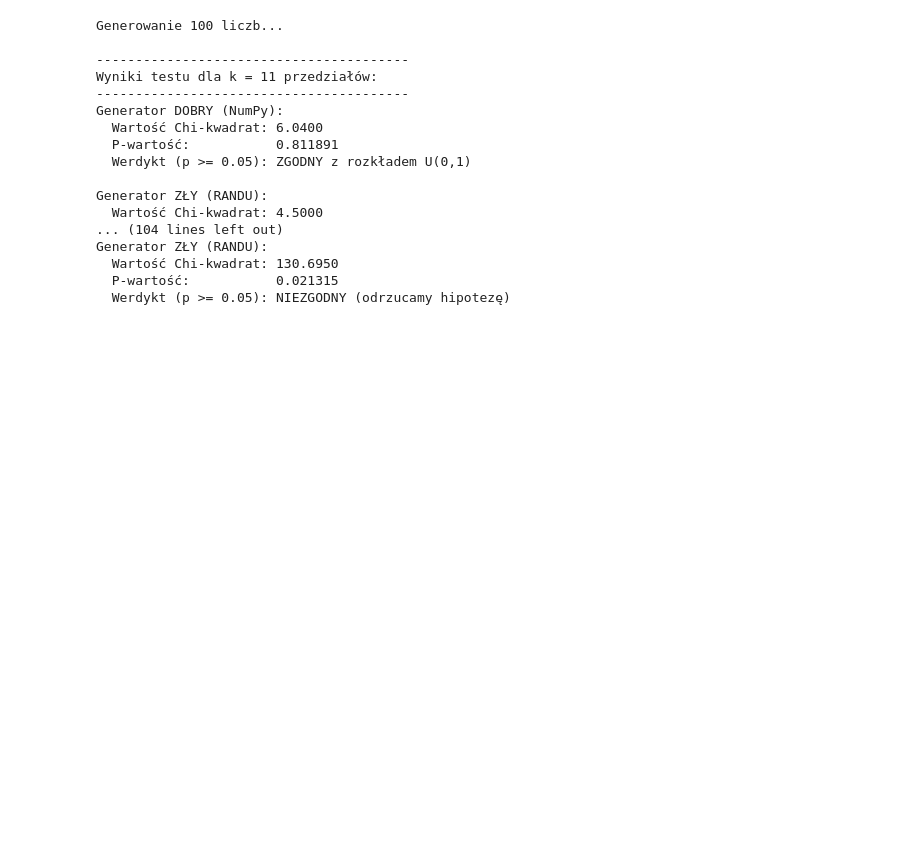
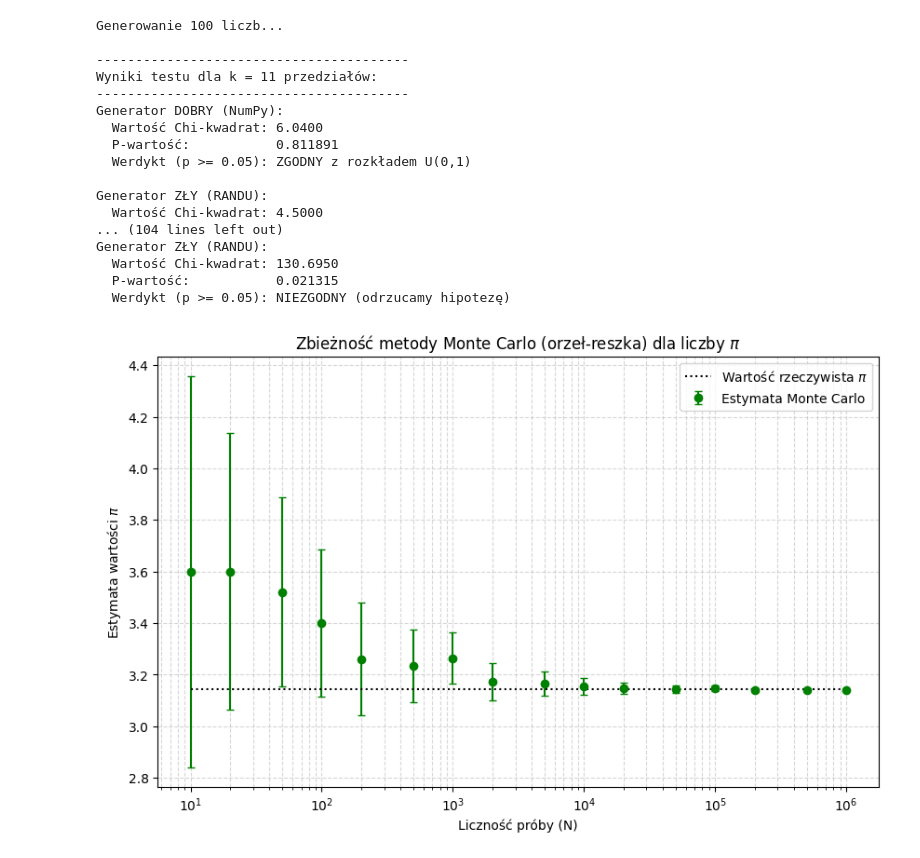
Before and after one commit to cncPomper/MMC, a Jupyter notebook: MMC_lab_2.ipynb, the cells around one changed output. Saved outputs shown, nothing was run; the diff lists cells and outputs as text; code cells hidden in the pictures; blank space fills up the shorter version.

```diff
--- a/MMC_lab_2.ipynb
+++ b/MMC_lab_2.ipynb
@@ -210,3 +210,72 @@ Generator ZŁY (RANDU):
   Wartość Chi-kwadrat: 130.6950
   P-wartość:           0.021315
   Werdykt (p >= 0.05): NIEZGODNY (odrzucamy hipotezę)
+# %%
+# 1. Przygotowanie folderów na dane i wykresy, aby skrypt nie rzucił błędu
+os.makedirs('./dane', exist_ok=True)
+
+# 2. GENERACJA DANYCH MONTE CARLO
+N_max = 1000000  # Maksymalna liczba prób
+V = 4.0          # Powierzchnia obszaru próbkowania (kwadrat od -1 do 1 ma pole 4)
+
+# Losujemy wszystkie punkty z góry (wektoryzacja dla szybkości)
+x = np.random.uniform(-1, 1, N_max)
+y = np.random.uniform(-1, 1, N_max)
+
+# Tablica logiczna - czy punkt trafił do wnętrza koła (promień <= 1)
+trafienia = (x**2 + y**2) <= 1.0
+
+# Kroki logarytmiczne, dla których chcemy zapisywać wyniki
+kroki_n = [10, 20, 50, 100, 200, 500, 1000, 2000, 5000, 10000,
+           20000, 50000, 100000, 200000, 500000, 1000000]
+
+wyniki = []
+
+for n in kroki_n:
+    # Zliczamy sukcesy (M) dla danej próby n
+    M = np.sum(trafienia[:n])
+
+    # Estymata wyniku (PI)
+    estymata_pi = V * (M / n)
+
+    # Odchylenie standardowe ze wzoru podanego w zadaniu
+    # sd = V * sqrt( (1/N) * (M/N) * (1 - M/N) )
+    sd = V * np.sqrt((1.0 / n) * (M / n) * (1.0 - (M / n)))
+
+    wyniki.append((n, estymata_pi, sd))
+
+# 3. ZAPIS DO PLIKU (3 kolumny: N, estymata, odchylenie)
+# fmt='%d %.6f %.6f' formatuje N jako int, a resztę jako float z 6 miejscami po przecinku
+np.savetxt('./dane/slupki_bledu.txt', wyniki, fmt='%d %.6f %.6f')
+
+
+# 4. RYSOWANIE WYKRESU (na bazie Twojego kodu)
+
+# n  - liczność próby Monte-Carlo,
+# y  - estymata obliczanej wartości (w tym wypadku Pi),
+# sd - estymata odchylenia standardowego 'y'.
+n, y_est, sd = np.loadtxt('./dane/slupki_bledu.txt', unpack=True)
+
+plt.figure(figsize=(10, 6)) # Nieco większy wykres dla czytelności
+
+# Składnia jak dla 'plot', ale trzeci argument (yerr) to wysokość pionowego
+# słupka błędu, obrazującego niepewność wyznaczania estymaty.
+# Obszar pomiędzy górnym i dolnym słupkiem błędu to przedział ufności 95%
+plt.errorbar(n, y_est, yerr=2*sd, fmt='go', label='Estymata Monte Carlo', capsize=3)
+
+# Rzeczywista wartość PI. Wykreślamy ją linią punktową,
+# biegnącą przez cały zakres zmienności argumentu 'n'.
+plt.plot([min(n), max(n)], [np.pi, np.pi], 'k:', label='Wartość rzeczywista $\pi$')
+
+# Skala logarytmiczna na osi X jest konieczna.
+plt.xscale('log')
+plt.xlabel('Liczność próby (N)')
+plt.ylabel('Estymata wartości $\pi$')
+plt.title('Zbieżność metody Monte Carlo (orzeł-reszka) dla liczby $\pi$')
+plt.legend(loc='best')
+plt.grid(True, which="both", ls="--", alpha=0.5) # Dodatkowa siatka pomocnicza
+
+plt.savefig('./wykresy/przedzialy.pdf', format='pdf')
+plt.show()
+# %% [output]
+[figure, added]
```
